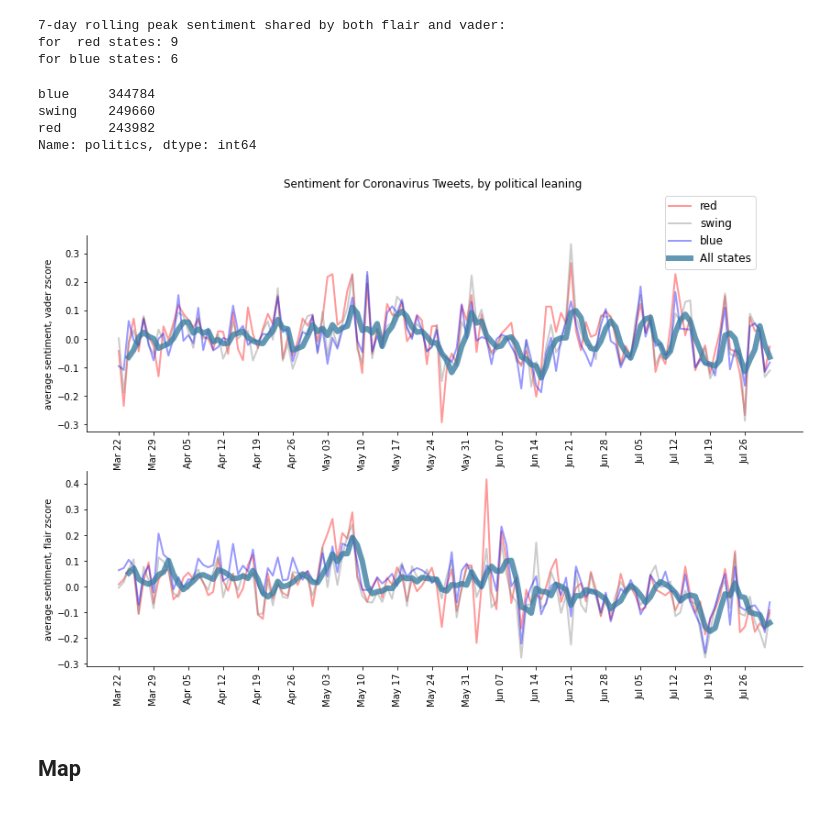
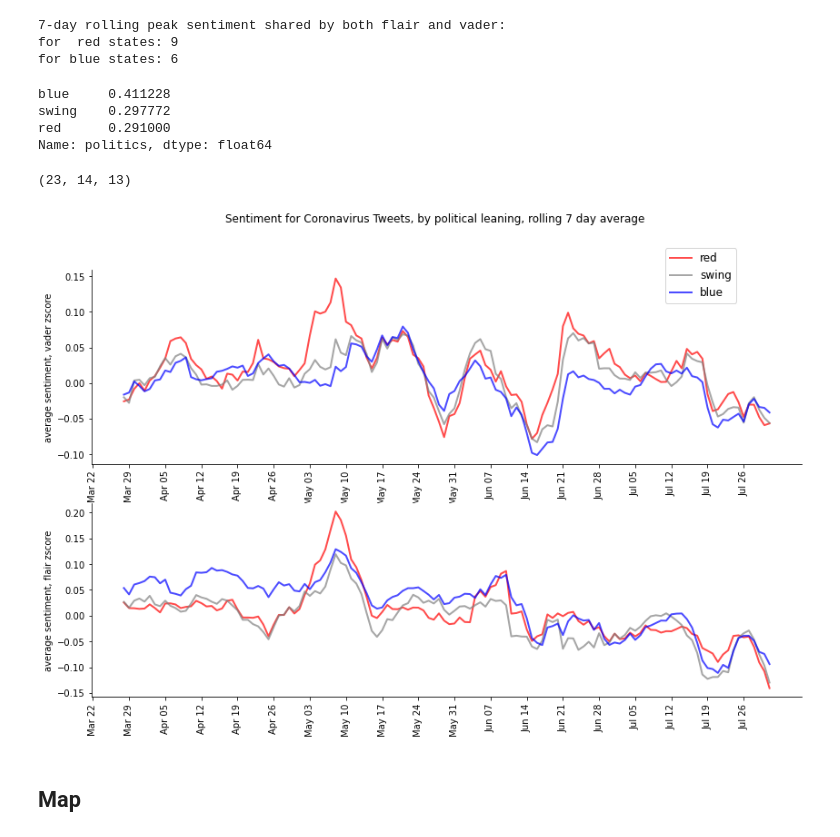
Before and after one commit to gregorygsimon/covid-tweets, a Jupyter notebook: EDA.ipynb, the cells around one changed output. Saved outputs shown, nothing was run; the diff lists cells and outputs as text; code cells hidden in the pictures.

Commit message:
smooth politic figure; deleted files

```diff
--- a/EDA.ipynb
+++ b/EDA.ipynb
@@ -297,12 +309,16 @@ print(
 for  red states: 9
 for blue states: 6
 # %%
-df['politics'].value_counts()
+df['politics'].value_counts(normalize=True)
 # %% [output]
-blue     344784
-swing    249660
-red      243982
-Name: politics, dtype: int64
+blue     0.411228
+swing    0.297772
+red      0.291000
+Name: politics, dtype: float64
+# %%
+len(red),len(blue),len(swing)
+# %% [output]
+(23, 14, 13)
 # %%
 ticks = sorted(df['dayofyear'].unique())[::7]
 
@@ -333,44 +349,44 @@ for i in range(2):
         color = pol
         if pol == 'swing':
             color = 'gray'
-        pol_data = sentiment_by_day_and_pol.loc[pol]
-        ax.plot(pol_data.index, pol_data.values,'-',lw=2,alpha=0.4,
+        pol_data = sentiment_by_day_and_pol.loc[pol].rolling(7).mean()
+        ax.plot(pol_data.index, pol_data.values,'-',lw=2,alpha=0.7,
                 label=pol,color=color)
 
-    overall = df[['dayofyear',metric]].groupby('dayofyear').mean().rolling(3).mean()
-    ax.plot(overall.index,overall.values,'-',
-            lw=6,color=colors['teal'],alpha=0.8,
-            label='All states')
+#     overall = df[['dayofyear',metric]].groupby('dayofyear').mean().rolling(14).mean()
+#     ax.plot(overall.index,overall.values,'-',
+#            lw=6,color='gold',alpha=0.4,
+#            label='All states')
 
     ticks = list(sentiment_by_day_and_pol.loc['swing'].index)[::7]
 
     fontP = FontProperties()
     fontP.set_size('large')
 
     if i==0:
         ax.legend(bbox_to_anchor=(0.8, 0.8),prop=fontP)
 
     ax.set(ylabel=f'average sentiment, {metric}')
 
 #     def custom_annotation(text, dayofyear,
 #                           textheight = ax.get_ylim()[0]*1,
 #                           tipheight  = ax.get_ylim()[1]*1):
 #         ax.annotate(text,#+'\n'+doy_to_date(dayofyear),
 #                     xy=(dayofyear, tipheight),
 #                     xytext=(dayofyear, textheight),
 #                     arrowprops=dict(facecolor='black', alpha=0.25,width=0.05,
 #                                     headwidth=0.05,headlength=1,shrink=0.01),
 #                     horizontalalignment='center',verticalalignment='center'
 #                    )
 
 #     for p in list(set(peaks['blue'])|set(peaks['red'])):
 #         custom_annotation('',p)
 
 
-plt.suptitle('Sentiment for Coronavirus Tweets, by political leaning')
+plt.suptitle('Sentiment for Coronavirus Tweets, by political leaning, rolling 7 day average')
 plt.savefig('by_politics.png',bbox_inches='tight',dpi=400)
 plt.show()
 # %% [output]
-[figure, old version]
+[figure, new version]
 # %% [markdown]
 ## Map
```
Also changed, not shown: parts of 1 cell of this notebook, 4 other files.
